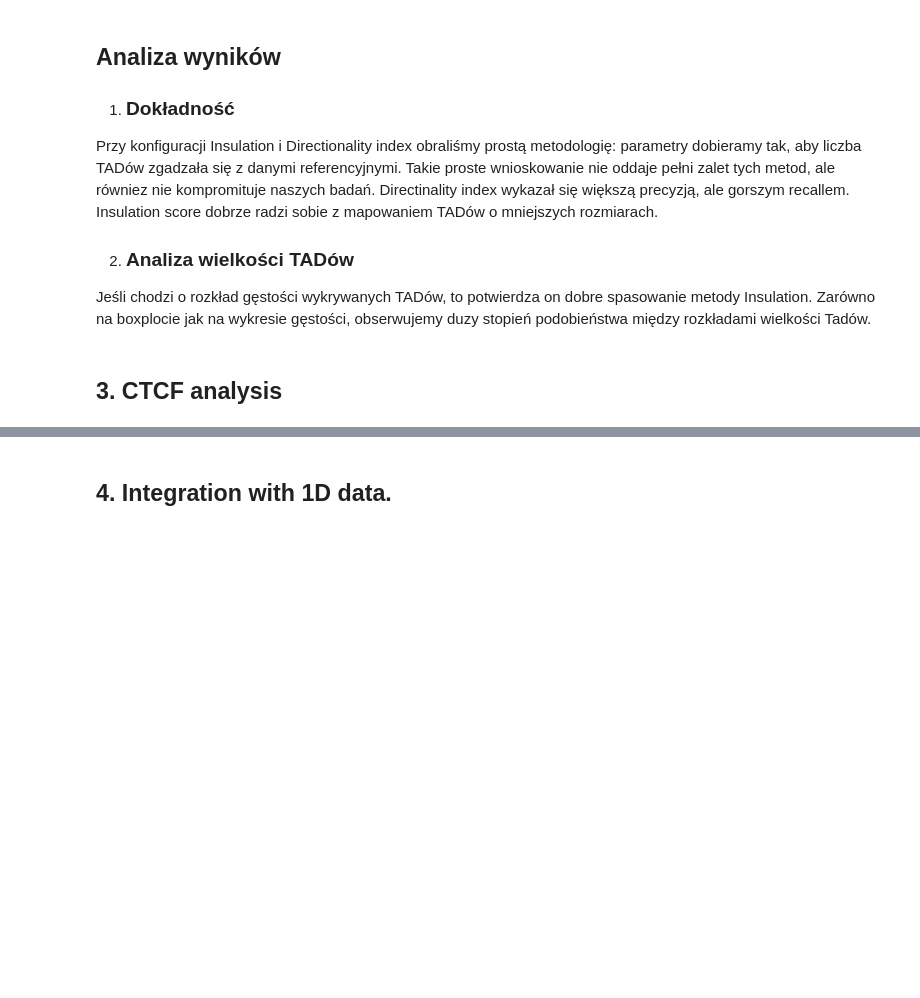
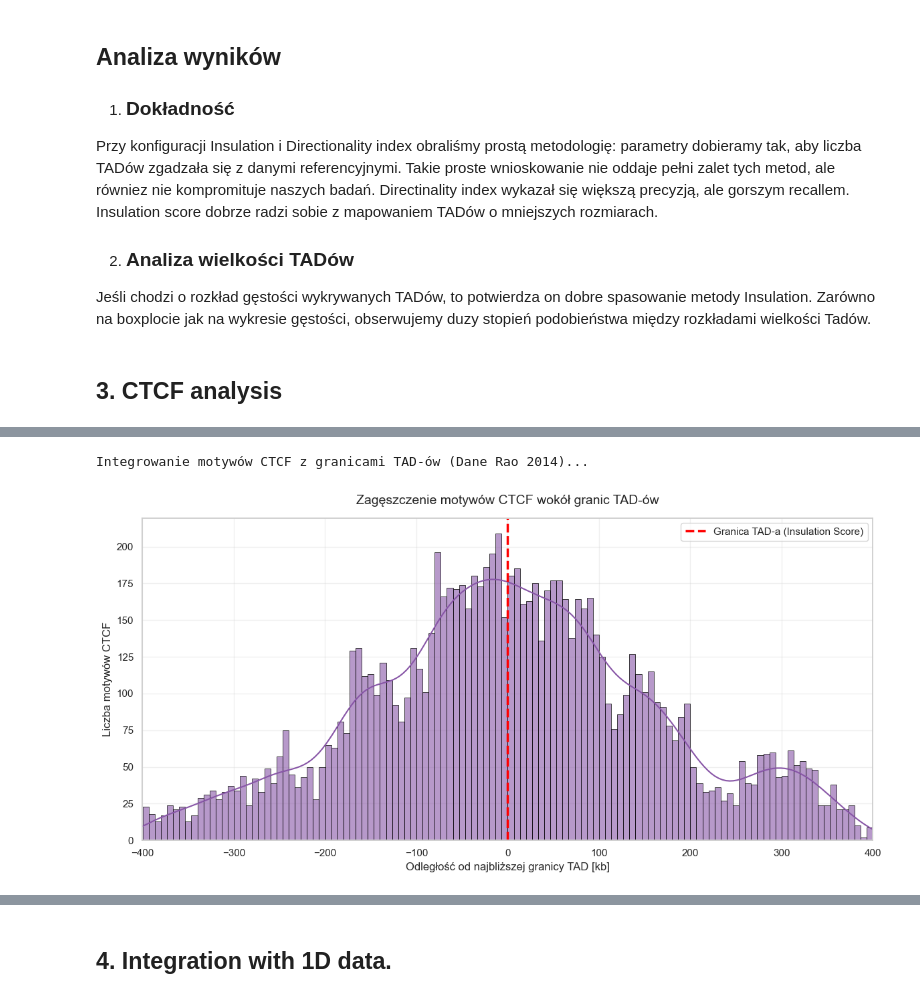
Before and after one commit to mosak2005/bioifna-projekt-3, a Jupyter notebook: Project3.ipynb, the cells around one changed output, grey strips where cells are left out. Saved outputs shown, nothing was run; the diff lists cells and outputs as text; code cells hidden in the pictures; blank space fills up the shorter version.

```diff
--- a/Project3.ipynb
+++ b/Project3.ipynb
@@ -19,7 +27,4 @@ import pandas as pd
 # %%
-
-
-
 os.makedirs("./data", exist_ok=True)
 
 # 1. dane hic
@@ -31,10 +36,11 @@ tads_url = "https://ftp.ncbi.nlm.nih.gov/geo/series/GSE63nnn/GSE63525/suppl/GSE6
 # 3. do czesci 5
 loops_url = "https://ftp.ncbi.nlm.nih.gov/geo/series/GSE63nnn/GSE63525/suppl/GSE63525_IMR90_HiCCUPS_looplist.txt.gz"
 
-#for url in [hic_url, tads_url, loops_url]:
+# Pobieranie danych - zajmie trochę czasu, ale jest to jednorazowa operacja. Pliki są duże (łącznie ~1.5 GB).
+for url in [hic_url, tads_url, loops_url]:
 
-   # fname = os.path.join("./data", url.split("/")[-1])
-   # if not os.path.exists(fname):
-    #  print(f"Pobieram {url.split('/')[-1]}...")
-    #  urllib.request.urlretrieve(url, fname)
-   #   print(f"  OK: {fname} ({os.path.getsize(fname)/1e6:.0f} MB)")
+    fname = os.path.join("./data", url.split("/")[-1])
+    if not os.path.exists(fname):
+      print(f"Pobieram {url.split('/')[-1]}...")
+      urllib.request.urlretrieve(url, fname)
+      print(f"  OK: {fname} ({os.path.getsize(fname)/1e6:.0f} MB)")
@@ -525,0 +671,42 @@ obserwujemy duzy stopień podobieństwa między rozkładami wielkości Tadów.
+# %%
+print("Integrowanie motywów CTCF z granicami TAD-ów (Dane Rao 2014)...")
+
+# Parametry globalne zgodne z analizą z Zadania 1 i 2
+resolution = 25_000
+
+# 1. Przeliczamy biny granic TAD (Insulation Score) na fizyczne pozycje w genomie (środek binu)
+tad_boundaries_bp = np.array([b * resolution + start + (resolution // 2) for b in boundaries_ins])
+
+# 2. Wyznaczenie środków znalezionych motywów CTCF
+motif_centers = hits_df['start'].values + (hits_df['end'].values - hits_df['start'].values) // 2
+
+# 3. Obliczenie odległości każdego motywu do najbliższej granicy TAD-a
+distances = []
+for center in motif_centers:
+    diffs = center - tad_boundaries_bp
+    nearest_idx = np.argmin(np.abs(diffs))
+    distances.append(diffs[nearest_idx])
+
+distances = np.array(distances)
+
+# 4. Filtrowanie wyników do okna +/- 400 kb wokół granicy
+window_bp = 400000
+distances_in_window = distances[(distances >= -window_bp) & (distances <= window_bp)]
+
+# 5. Rysowanie wykresu Pile-up
+plt.figure(figsize=(12, 6))
+
+sns.histplot(distances_in_window / 1000, bins=120, kde=True, color='#8856a7', edgecolor='black', alpha=0.6)
+plt.axvline(0, color='red', linestyle='--', linewidth=2.5, label='Granica TAD-a (Insulation Score)')
+
+plt.title('Zagęszczenie motywów CTCF wokół granic TAD-ów', fontsize=14, pad=15)
+plt.xlabel('Odległość od najbliższej granicy TAD [kb]', fontsize=12)
+plt.ylabel('Liczba motywów CTCF', fontsize=12)
+plt.xlim(-window_bp / 1000, window_bp / 1000)
+plt.legend(fontsize=11)
+plt.grid(True, alpha=0.3)
+plt.tight_layout()
+plt.show()
+# %% [output]
+Integrowanie motywów CTCF z granicami TAD-ów (Dane Rao 2014)...
+[figure, added]
```
Also changed, not shown: parts of 15 cells of this notebook, 2 other files.
